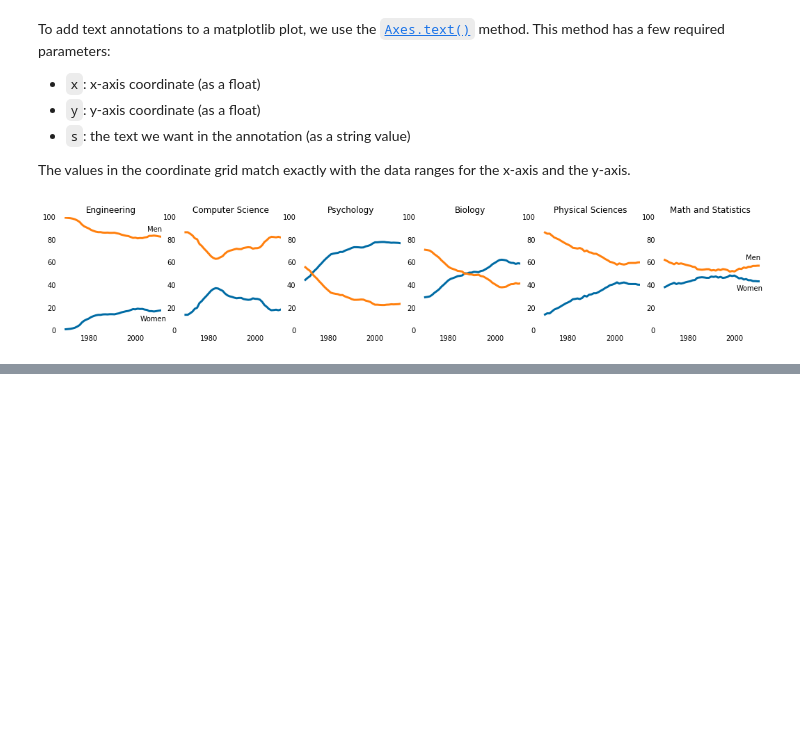
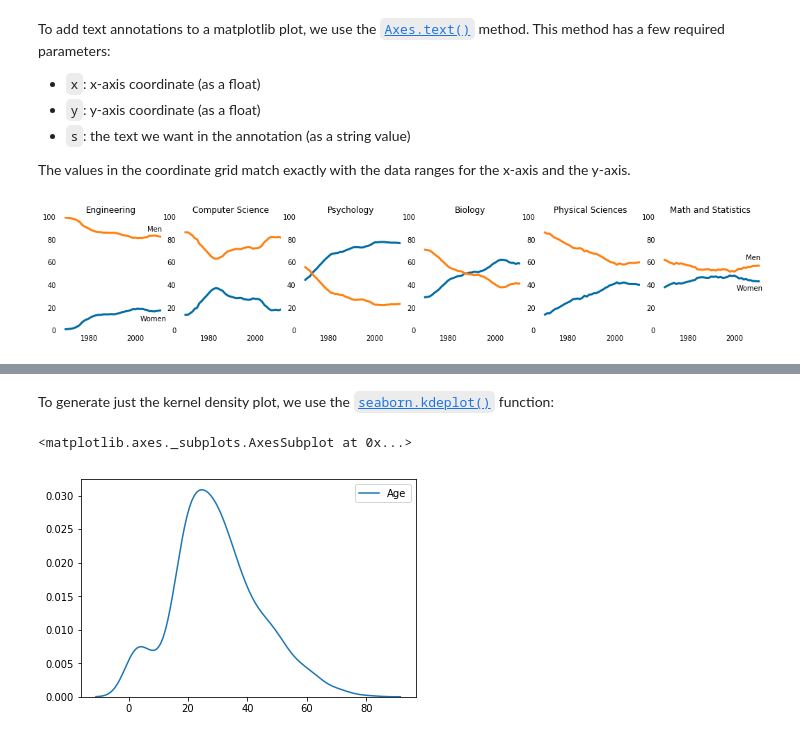
Before and after one commit to LZNEWT00Z/conspectuses, a Jupyter notebook: dataquest/DataVizStry.ipynb, the cells around one changed output, grey strips where cells are left out. Saved outputs shown, nothing was run; the diff lists cells and outputs as text; code cells hidden in the pictures; blank space fills up the shorter version.

```diff
--- a/dataquest/DataVizStry.ipynb
+++ b/dataquest/DataVizStry.ipynb
@@ -257,0 +345,7 @@ Now it looks way much better!
+# %% [markdown]
+To generate just the kernel density plot, we use the [`seaborn.kdeplot()`](http://seaborn.pydata.org/generated/seaborn.kdeplot.html) function:
+# %%
+sns.kdeplot(titanic["Age"])
+# %% [output]
+<matplotlib.axes._subplots.AxesSubplot at 0x...>
+[figure, added]
```
Also changed, not shown: parts of 66 cells of this notebook.
